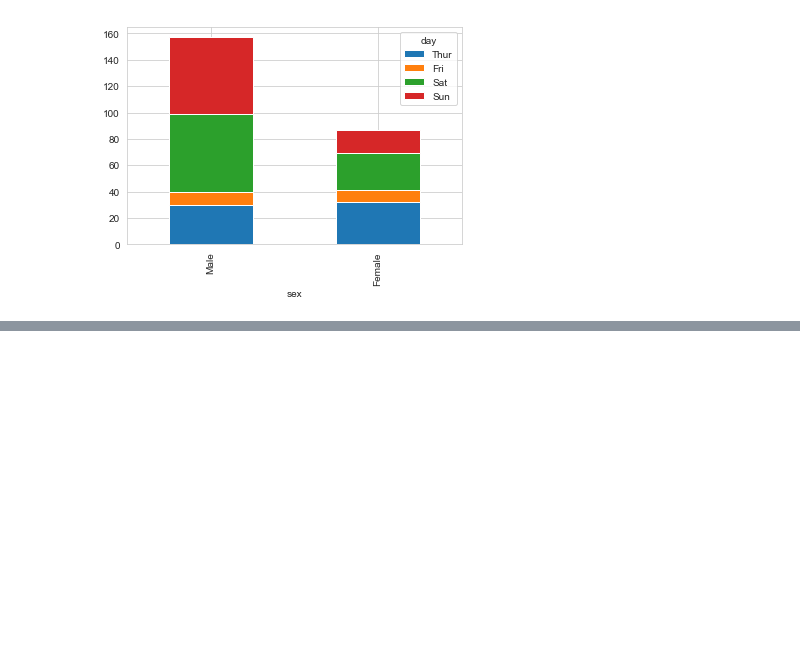
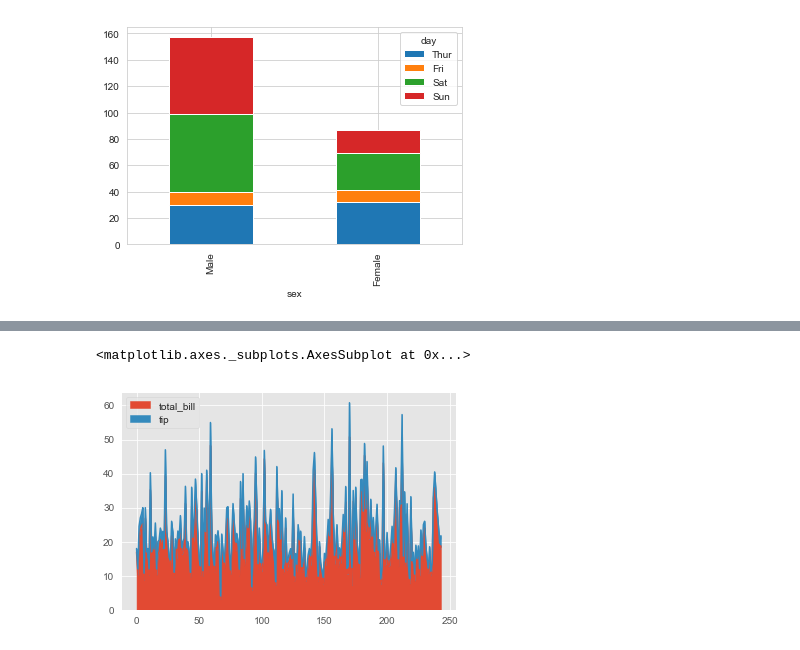
Before and after one commit to jamaludinfikrii/FundamentalDSBandung, a Jupyter notebook: Modul2/Data Visualization/data_viz_2.ipynb, the cells around one changed output, grey strips where cells are left out. Cells and saved outputs as stored; diff of their text form; code cells hidden in the pictures; blank space fills up the shorter version.

```diff
--- a/Modul2/Data Visualization/data_viz_2.ipynb
+++ b/Modul2/Data Visualization/data_viz_2.ipynb
@@ -185,0 +235,5 @@ piv_tips_stack.plot(kind='bar',stacked=True)
+# %%
+tips[['total_bill' , 'tip']].plot.area()
+# %% [output]
+<matplotlib.axes._subplots.AxesSubplot at 0x...>
+[figure, added]
```
Also changed, not shown: parts of 14 cells of this notebook, 6 other files.
